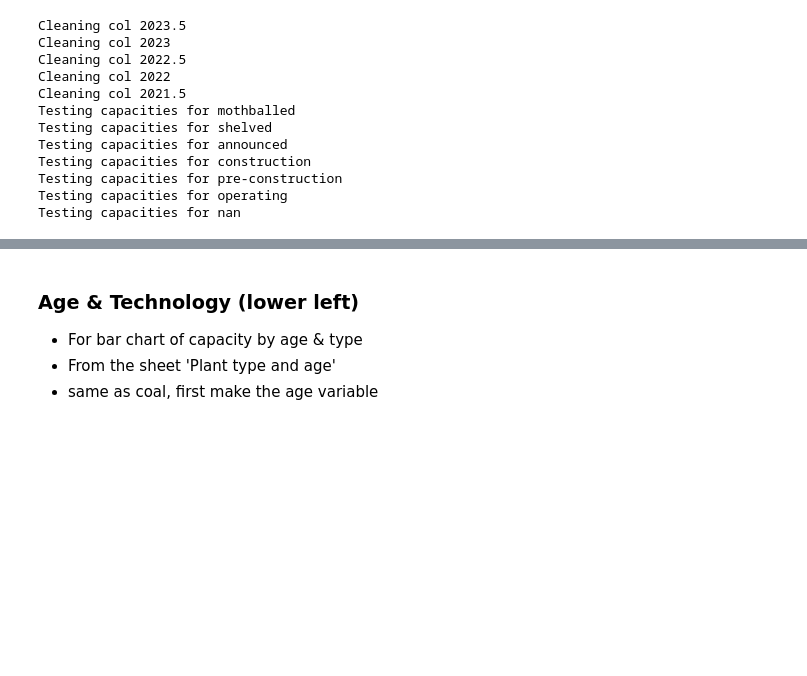
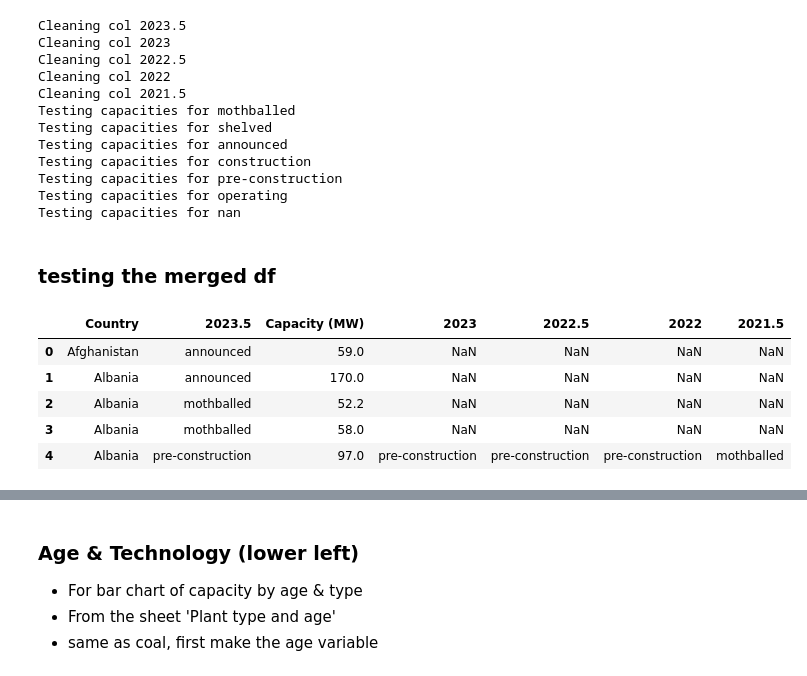
Before and after one commit to GlobalEnergyMonitor/GOGPT-dashboard, a Jupyter notebook: Gas plants dashboard - pre-process data.ipynb, the cells around one changed output, grey strips where cells are left out. Drawn from its saved outputs; the diff is of its cells as text; code cells hidden in the pictures; blank space fills up the shorter version.

```diff
--- a/Gas plants dashboard - pre-process data.ipynb
+++ b/Gas plants dashboard - pre-process data.ipynb
@@ -610,3 +548,14 @@ Testing capacities for construction
 Testing capacities for pre-construction
 Testing capacities for operating
 Testing capacities for nan
+# %% [markdown]
+### testing the merged df
+# %%
+gogpt_status_uncondensed_merged.head()
+# %% [output]
+|  | Country | 2023.5 | Capacity (MW) | 2023 | 2022.5 | 2022 | 2021.5 |
+| 0 | Afghanistan | announced | 59.0 | NaN | NaN | NaN | NaN |
+| 1 | Albania | announced | 170.0 | NaN | NaN | NaN | NaN |
+| 2 | Albania | mothballed | 52.2 | NaN | NaN | NaN | NaN |
+| 3 | Albania | mothballed | 58.0 | NaN | NaN | NaN | NaN |
+| 4 | Albania | pre-construction | 97.0 | pre-construction | pre-construction | pre-construction | mothballed |
```
Also changed, not shown: parts of 19 cells of this notebook, 3 other files.
